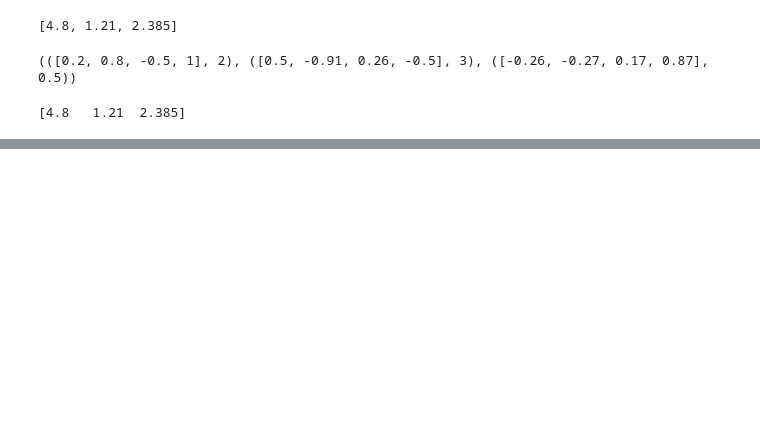
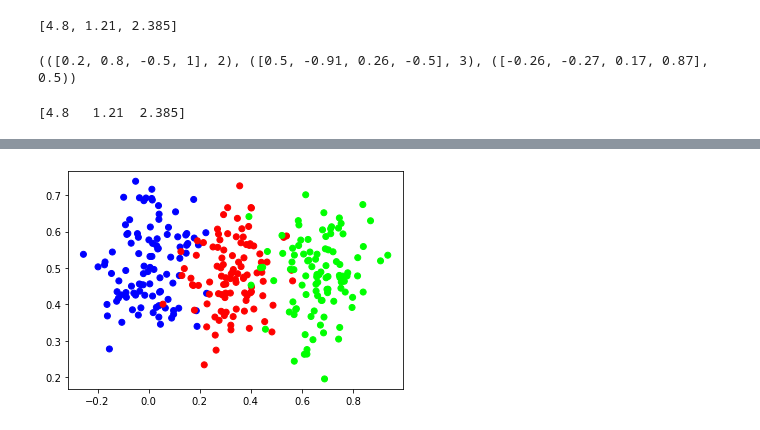
Before and after one commit to richardjonker2000/NNFS, a Jupyter notebook: test.ipynb, the cells around one changed output, grey strips where cells are left out. Saved outputs shown, nothing was run; the diff lists cells and outputs as text; code cells hidden in the pictures; blank space fills up the shorter version.

```diff
--- a/test.ipynb
+++ b/test.ipynb
@@ -53,3 +55,23 @@ outputs = np.dot(weights,inputs) +biases
 print(outputs)
 # %% [output]
 [4.8   1.21  2.385]
+# %%
+import numpy as np
+#hidden layer
+inputs  = [[1, 2, 3, 2.5],
+           [2, 5, -1, 2],
+           [-1.5, 2.7, 3.3, -0.8]]
+weights = [ [0.2, 0.8, -0.5, 1],
+            [0.5, -0.91, 0.26, -0.5],
+            [-0.26, -0.27, 0.17, 0.87]]
+biases = [2, 3, 0.5]
+weights2 = [ [0.1, -0.14, 0.5],
+            [-0.5, -0.12, -0.33],
+            [-0.44, 0.73, -0.13]]
+biases2 = [-1, 2, -0.5]
+
+
+layer1_outputs = np.dot(inputs, np.array(weights).T) +biases
+layer2_outputs = np.dot(layer1_outputs, np.array(weights2).T) +biases2
+#print(layer1_outputs)
+print(layer2_outputs)
@@ -55,0 +181,60 @@ print(outputs)
+# %%
+
+import numpy as np
+import nnfs
+import matplotlib.pyplot as plt
+from nnfs.datasets import vertical_data
+
+nnfs.init()
+
+x,y = vertical_data(samples=100, classes=3)
+plt.scatter(x[:,0], x[:,1], c=y, cmap='brg')
+plt.show()
+
+
+#dense with 2 inputs, 3 outputs
+dense1 = Layer_Dense(2,3)
+activation1 = Activation_ReLU()
+dense2 = Layer_Dense(3,3)
+activation2 = Activation_Softmax()
+loss_function = Loss_CategoricalCrossEntropy()
+
+lowest_loss = 99999999
+best_dense1_weights = dense1.weights.copy()
+best_dense1_biases = dense1.biases.copy()
+best_dense2_weights = dense2.weights.copy()
+best_dense2_biases = dense2.biases.copy()
+
+for iteration in range(10000):
+    dense1.weights += 0.05*np.random.randn(2,3)
+    dense1.biases += 0.05*np.random.randn(1,3)
+    dense2.weights += 0.05*np.random.randn(3,3)
+    dense2.biases += 0.05*np.random.randn(1,3)
+
+    dense1.forward(x)
+    activation1.forward(dense1.output)
+    dense2.forward(activation1.output)
+    activation2.forward(dense2.output)
+
+    loss = loss_function.calculate(activation2.output, y)
+
+    predictions = np.argmax(activation2.output, axis=1)
+    accuracy = np.mean(predictions==y)
+
+    if loss< lowest_loss:
+        print("New sets of weights found, iteration: ", iteration, "\nLoss: ", loss, "\nAccuracy", accuracy)
+
+        best_dense1_weights = dense1.weights.copy()
+        best_dense1_biases = dense1.biases.copy()
+        best_dense2_weights = dense2.weights.copy()
+        best_dense2_biases = dense2.biases.copy()
+        lowest_loss = loss
+    else:
+
+        #print("Here")
+        dense1.weights = best_dense1_weights.copy()
+        dense1.biases = best_dense1_biases.copy()
+        dense2.weights = best_dense2_weights.copy()
+        dense2.biases = best_dense2_biases.copy()
+# %% [output]
+[figure, added]
```
Also changed, not shown: parts of 4 cells of this notebook.
